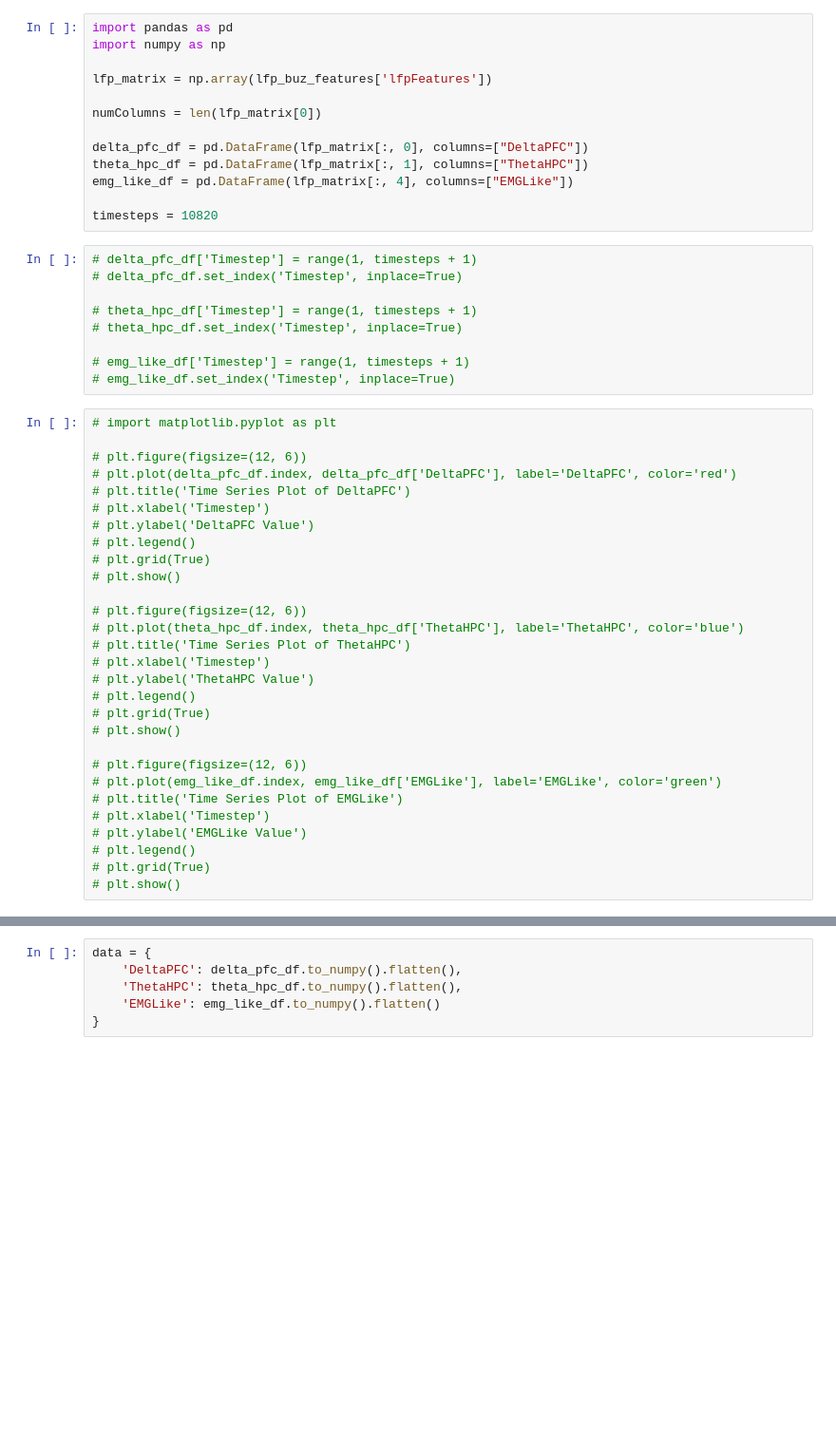
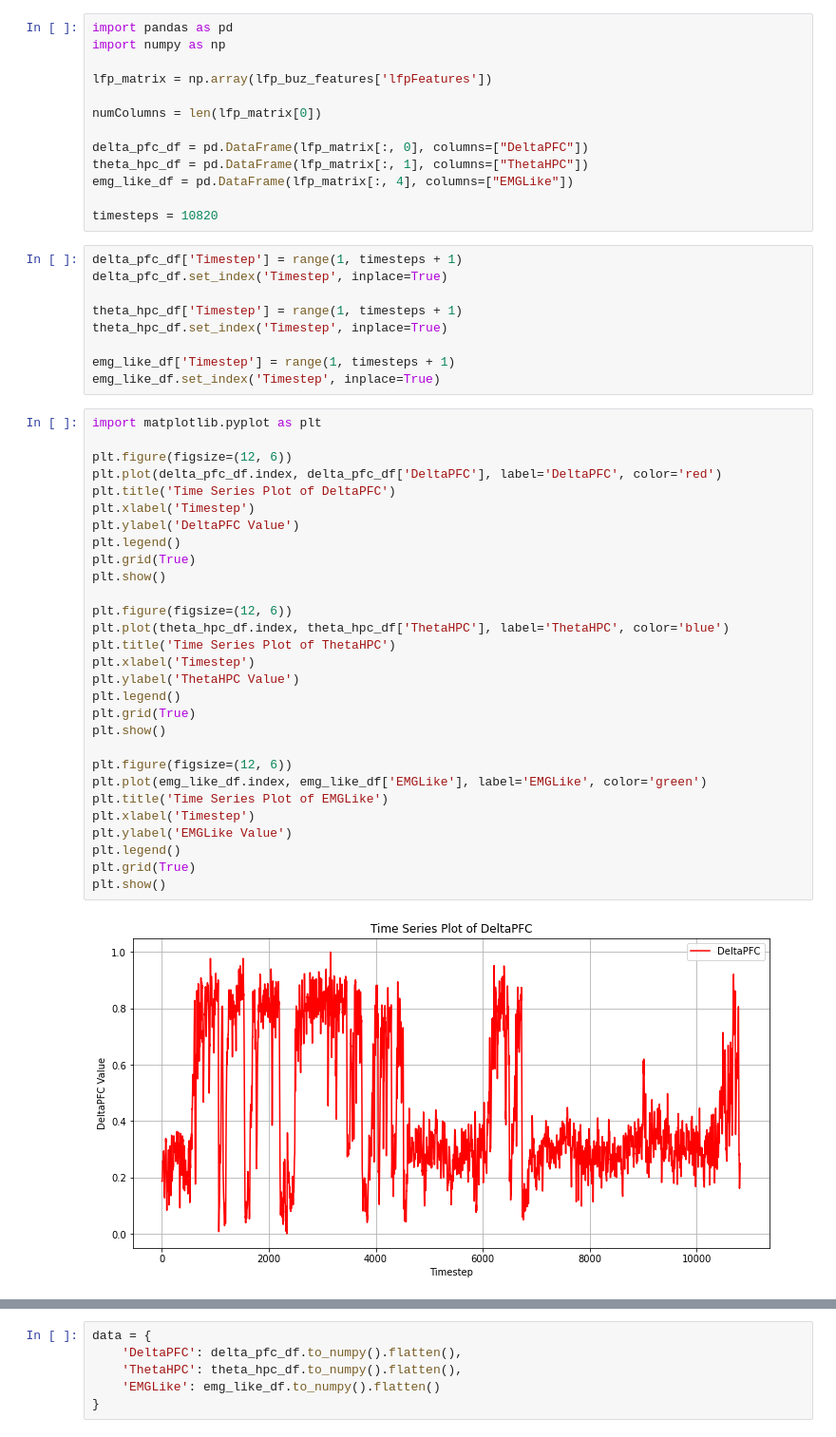
Before and after one commit to conscioustahoe/sleep-scoring-analysis, a Jupyter notebook: delta_pfc_theta_hpc_emg_like_analysis.ipynb, the cells around one changed output, grey strips where cells are left out. Shown at 95% size. Saved outputs shown, nothing was run; the diff lists cells and outputs as text; blank space fills up the shorter version.

Commit message:
add timeseries plot

```diff
--- a/delta_pfc_theta_hpc_emg_like_analysis.ipynb
+++ b/delta_pfc_theta_hpc_emg_like_analysis.ipynb
@@ -29,40 +29,42 @@ emg_like_df = pd.DataFrame(lfp_matrix[:, 4], columns=["EMGLike"])
 
 timesteps = 10820
 # %%
-# delta_pfc_df['Timestep'] = range(1, timesteps + 1)
-# delta_pfc_df.set_index('Timestep', inplace=True)
+delta_pfc_df['Timestep'] = range(1, timesteps + 1)
+delta_pfc_df.set_index('Timestep', inplace=True)
 
-# theta_hpc_df['Timestep'] = range(1, timesteps + 1)
-# theta_hpc_df.set_index('Timestep', inplace=True)
+theta_hpc_df['Timestep'] = range(1, timesteps + 1)
+theta_hpc_df.set_index('Timestep', inplace=True)
 
-# emg_like_df['Timestep'] = range(1, timesteps + 1)
-# emg_like_df.set_index('Timestep', inplace=True)
+emg_like_df['Timestep'] = range(1, timesteps + 1)
+emg_like_df.set_index('Timestep', inplace=True)
 # %%
-# import matplotlib.pyplot as plt
+import matplotlib.pyplot as plt
 
-# plt.figure(figsize=(12, 6))
-# plt.plot(delta_pfc_df.index, delta_pfc_df['DeltaPFC'], label='DeltaPFC', color='red')
-# plt.title('Time Series Plot of DeltaPFC')
-# plt.xlabel('Timestep')
-# plt.ylabel('DeltaPFC Value')
-# plt.legend()
-# plt.grid(True)
-# plt.show()
+plt.figure(figsize=(12, 6))
+plt.plot(delta_pfc_df.index, delta_pfc_df['DeltaPFC'], label='DeltaPFC', color='red')
+plt.title('Time Series Plot of DeltaPFC')
+plt.xlabel('Timestep')
+plt.ylabel('DeltaPFC Value')
+plt.legend()
+plt.grid(True)
+plt.show()
 
-# plt.figure(figsize=(12, 6))
-# plt.plot(theta_hpc_df.index, theta_hpc_df['ThetaHPC'], label='ThetaHPC', color='blue')
-# plt.title('Time Series Plot of ThetaHPC')
-# plt.xlabel('Timestep')
-# plt.ylabel('ThetaHPC Value')
-# plt.legend()
-# plt.grid(True)
-# plt.show()
+plt.figure(figsize=(12, 6))
+plt.plot(theta_hpc_df.index, theta_hpc_df['ThetaHPC'], label='ThetaHPC', color='blue')
+plt.title('Time Series Plot of ThetaHPC')
+plt.xlabel('Timestep')
+plt.ylabel('ThetaHPC Value')
+plt.legend()
+plt.grid(True)
+plt.show()
 
-# plt.figure(figsize=(12, 6))
-# plt.plot(emg_like_df.index, emg_like_df['EMGLike'], label='EMGLike', color='green')
-# plt.title('Time Series Plot of EMGLike')
-# plt.xlabel('Timestep')
-# plt.ylabel('EMGLike Value')
-# plt.legend()
-# plt.grid(True)
-# plt.show()
+plt.figure(figsize=(12, 6))
+plt.plot(emg_like_df.index, emg_like_df['EMGLike'], label='EMGLike', color='green')
+plt.title('Time Series Plot of EMGLike')
+plt.xlabel('Timestep')
+plt.ylabel('EMGLike Value')
+plt.legend()
+plt.grid(True)
+plt.show()
+# %% [output]
+[figure, added]
```
Also changed, not shown: parts of 5 cells of this notebook.
